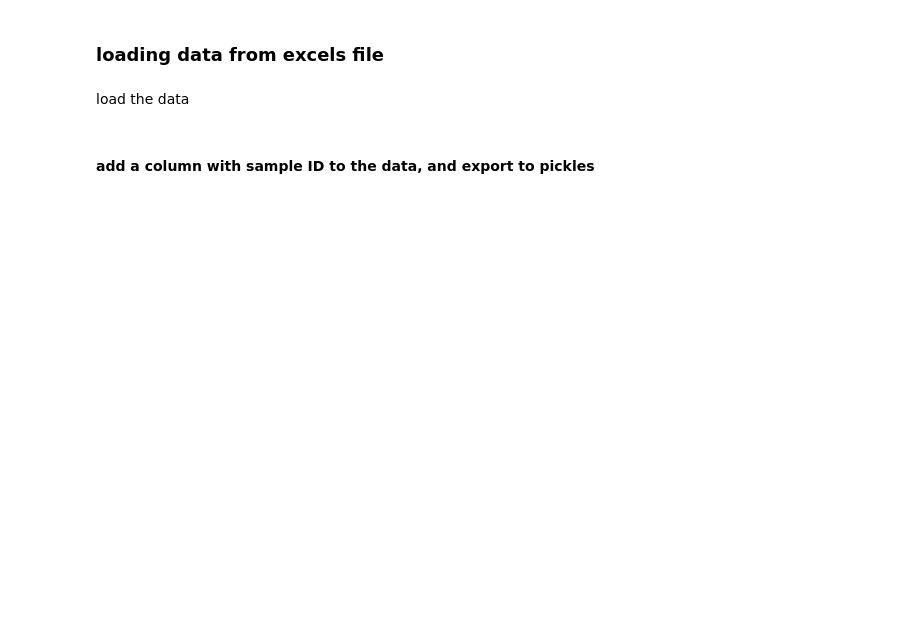
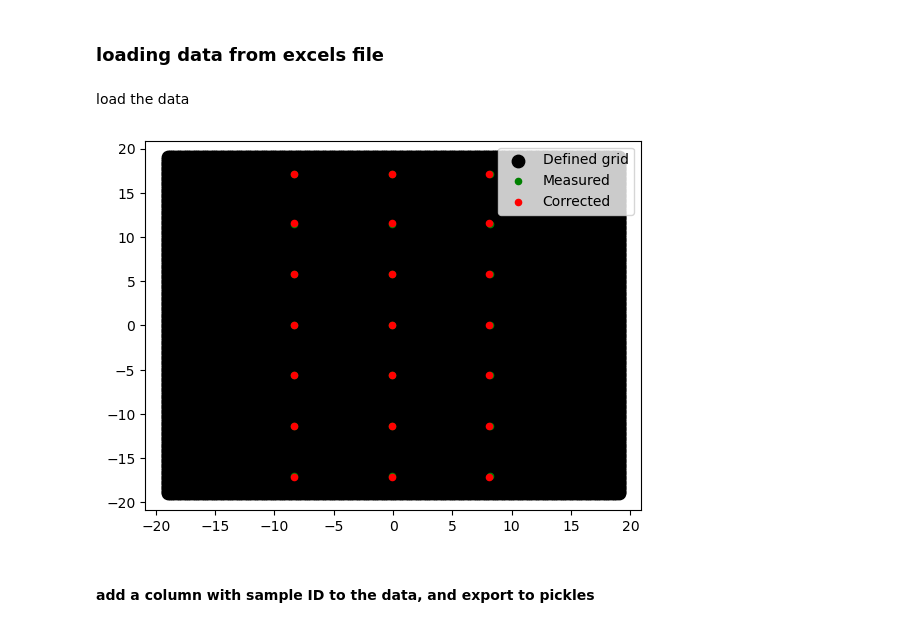
Before and after one commit to DTU-Nanolab-materials-discovery/intern-data-handling-and-fitting, a Jupyter notebook: EDX.ipynb, the cells around one changed output. Drawn from its saved outputs; the diff is of its cells as text; code cells hidden in the pictures; blank space fills up the shorter version.

```diff
--- a/EDX.ipynb
+++ b/EDX.ipynb
@@ -52,40 +54,44 @@ for name in names:
 # %% [markdown]
 ### loading data from excels file
 # %%
-folder= r"Z:\P110143-phosphosulfides-Andrea\Data\Samples\mittma_0022_Cu\EDX\excels"
-sample_n = 23
+folder= r"Z:\P110143-phosphosulfides-Andrea\Data\Samples\mittma_0018_Cu_glass\EDX\excels"
+sample_n = 18
 
-sample = "mittma_0022"
-pos = [ "BR",
-        "FR",
-        # "FL",
-        "BL"
-        ]
+sample = "mittma_0018"
+# pos = [ "BR",
+#         "FR",
+#         "FL",
+#         "BL"
+#         ]
+pos= ['B']
 names = [sample+"_"+p for p in pos]
 # %% [markdown]
 load the data
 # %%
 datas = [pd.DataFrame() for _ in pos]
 
 for i in range(0,len(pos)):
     file = sample+"_"+pos[i]+"_sample_coords.xlsx" #change to coords, sample_coords, stage_coords, translated as needed
     filepath = os.path.join(folder, file)
+    # grid = measurement_grid(200,200,38,38,-19,-19)
     grid = measurement_grid(200,200,38,38,-19,-19)
     datas[i], coords = read_layerprobe(filepath, grid, sheetname="Sheet1")
     plt.figure()
     plot_grid(coords, grid)
 
-data__BR, coords_BR = translate_data(datas[0], 20,20)
-data__FR, coords_FR = translate_data(datas[1], 20,-20)
+# data__BR, coords_BR = translate_data(datas[0], 20,20)
+# data__FR, coords_FR = translate_data(datas[1], 20,-20)
 # data__FL, coords_FL = translate_data(datas[2], -20,-20)
-data__BL, coords_BL = translate_data(datas[2], -20,20)
+# data__BL, coords_BL = translate_data(datas[3], -20,20)
 
-data = combine_data(( data__BR,
-                    data__FR,
-                    #  data__FL,
-                      data__BL
-                    ))
-data0= data.copy()
+# data = combine_data(( data__BR,
+#                     data__FR,
+#                      data__FL,
+#                       data__BL
+#                     ))
+# data0= data.copy()
+# %% [output]
+[figure, added]
 # %% [markdown]
 #### add a column with sample ID to the data, and export to pickles
 # %%
```
Also changed, not shown: parts of 12 cells of this notebook.
